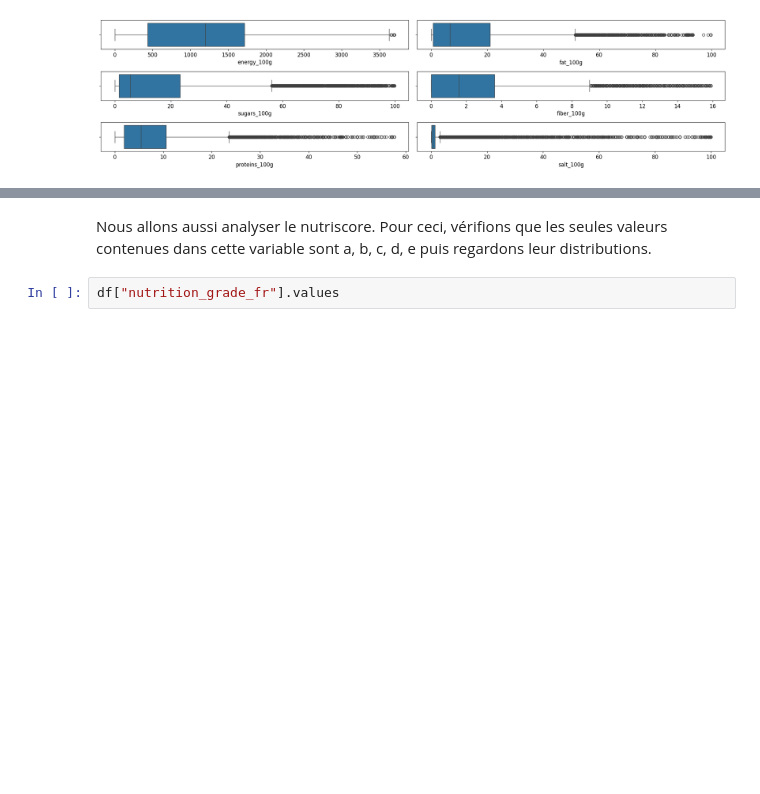
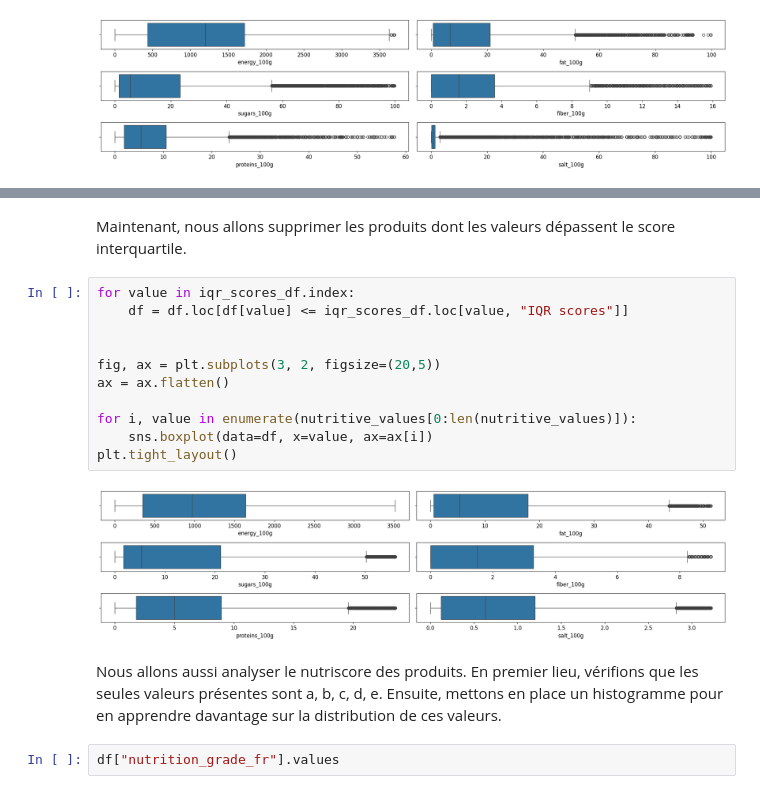
Before and after one commit to tdechanet/IAEngP3, a Jupyter notebook: analyze.ipynb, the cells around one changed output, grey strips where cells are left out. Saved outputs shown, nothing was run; the diff lists cells and outputs as text; blank space fills up the shorter version.

```diff
--- a/analyze.ipynb
+++ b/analyze.ipynb
@@ -174,5 +187,20 @@ plt.tight_layout()
+# %% [markdown]
+Maintenant, nous allons supprimer les produits dont les valeurs dépassent le score interquartile.
+# %%
+for value in iqr_scores_df.index:
+    df = df.loc[df[value] <= iqr_scores_df.loc[value, "IQR scores"]]
+
+
+fig, ax = plt.subplots(3, 2, figsize=(20,5))
+ax = ax.flatten()
+
+for i, value in enumerate(nutritive_values[0:len(nutritive_values)]):
+    sns.boxplot(data=df, x=value, ax=ax[i])
+plt.tight_layout()
+# %% [output]
+[figure, added]
 # %% [markdown]
-Nous allons aussi analyser le nutriscore. Pour ceci, vérifions que les seules valeurs contenues dans cette variable sont a, b, c, d, e puis regardons leur distributions.
+Nous allons aussi analyser le nutriscore des produits. En premier lieu, vérifions que les seules valeurs présentes sont a, b, c, d, e. Ensuite, mettons en place un histogramme pour en apprendre davantage sur la distribution de ces valeurs.
 # %%
 df["nutrition_grade_fr"].values
 # %% [output]
```
Also changed, not shown: parts of 5 cells of this notebook.
